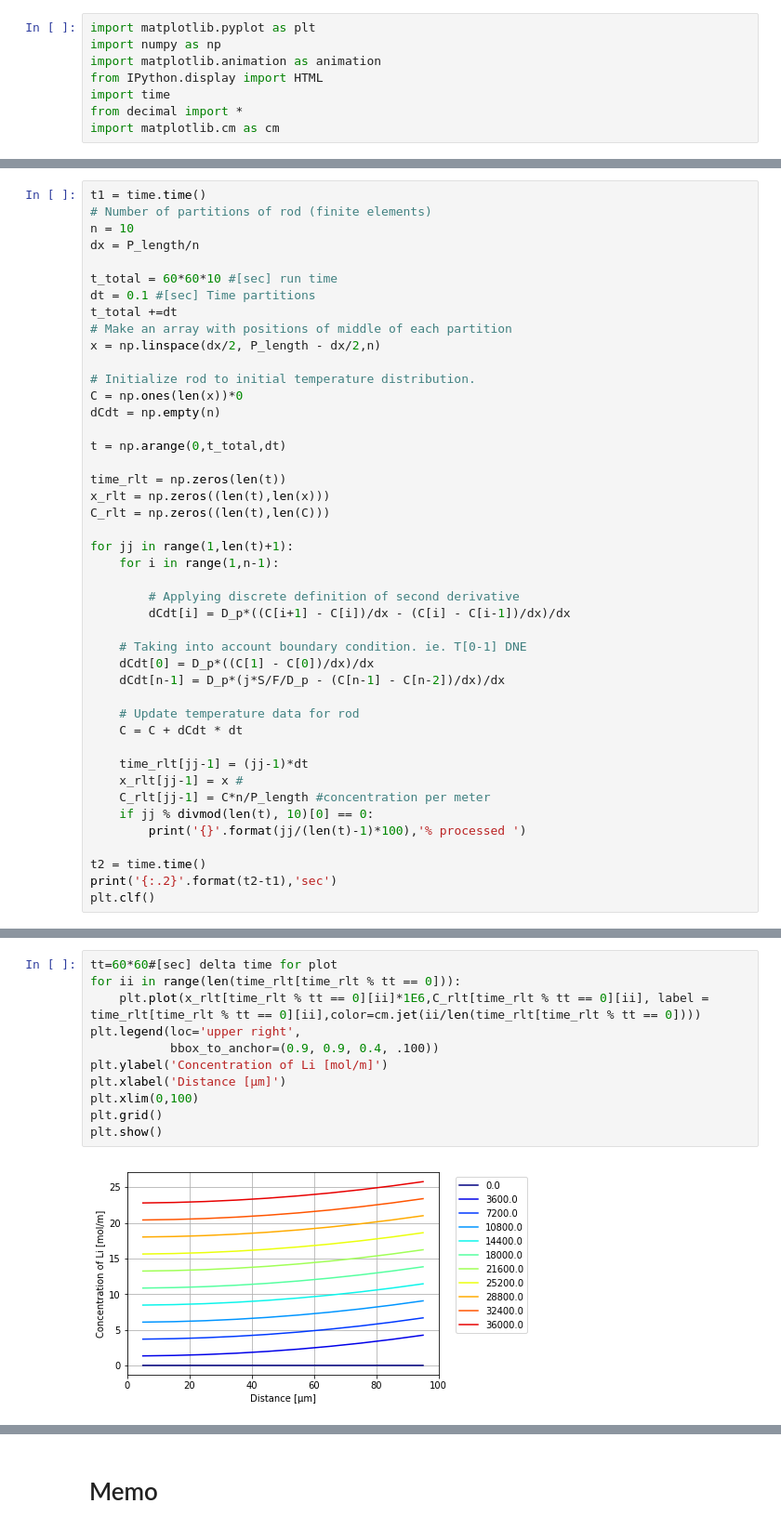
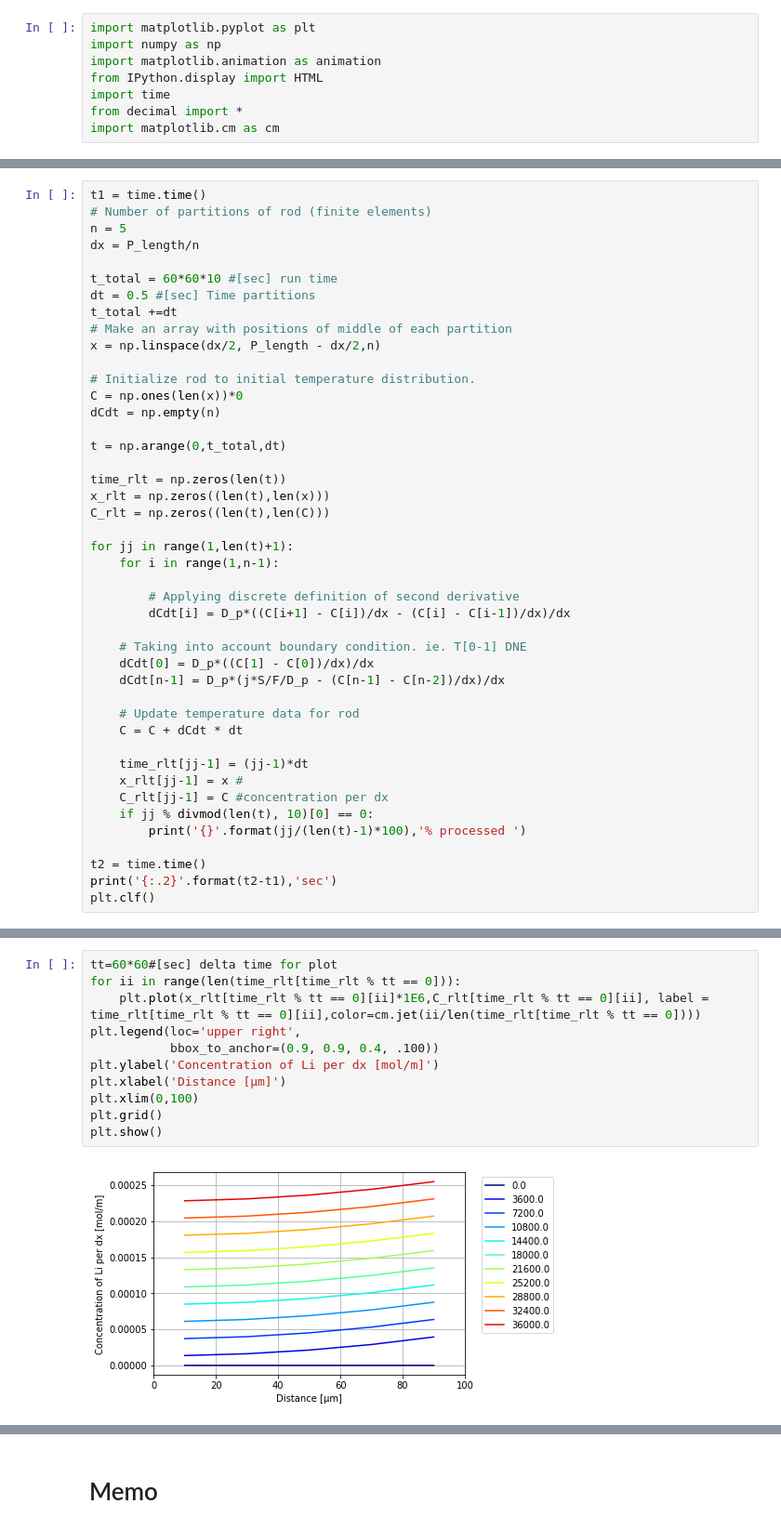
Before and after one commit to TakumaKawahara/BS-StudyGroup, a Jupyter notebook: Model#3/DiffusionModel_ver2.ipynb, the cells around one changed output, grey strips where cells are left out. Shown at 93% size. Cells and saved outputs as stored; diff of their text form.

```diff
--- a/Model#3/DiffusionModel_ver2.ipynb
+++ b/Model#3/DiffusionModel_ver2.ipynb
@@ -50,11 +50,11 @@ D_n = 1.0E-12 #[m2/s]
 # %%
 t1 = time.time()
 # Number of partitions of rod (finite elements)
-n = 10
+n = 5
 dx = P_length/n
 
 t_total = 60*60*10 #[sec] run time
-dt = 0.1 #[sec] Time partitions
+dt = 0.5 #[sec] Time partitions
 t_total +=dt
 # Make an array with positions of middle of each partition
 x = np.linspace(dx/2, P_length - dx/2,n)
@@ -84,7 +84,7 @@ for jj in range(1,len(t)+1):
 
     time_rlt[jj-1] = (jj-1)*dt
     x_rlt[jj-1] = x #
-    C_rlt[jj-1] = C*n/P_length #concentration per meter
+    C_rlt[jj-1] = C #concentration per dx
     if jj % divmod(len(t), 10)[0] == 0:
         print('{}'.format(jj/(len(t)-1)*100),'% processed ')
 
@@ -106,13 +106,13 @@ plt.clf()
 # %%
 tt=60*60#[sec] delta time for plot
 for ii in range(len(time_rlt[time_rlt % tt == 0])):
     plt.plot(x_rlt[time_rlt % tt == 0][ii]*1E6,C_rlt[time_rlt % tt == 0][ii], label = time_rlt[time_rlt % tt == 0][ii],color=cm.jet(ii/len(time_rlt[time_rlt % tt == 0])))
 plt.legend(loc='upper right',
            bbox_to_anchor=(0.9, 0.9, 0.4, .100))
-plt.ylabel('Concentration of Li [mol/m]')
+plt.ylabel('Concentration of Li per dx [mol/m]')
 plt.xlabel('Distance [μm]')
 plt.xlim(0,100)
 plt.grid()
 plt.show()
 # %% [output]
-[figure, old version]
+[figure, new version]
```
Also changed, not shown: parts of 10 cells of this notebook.
